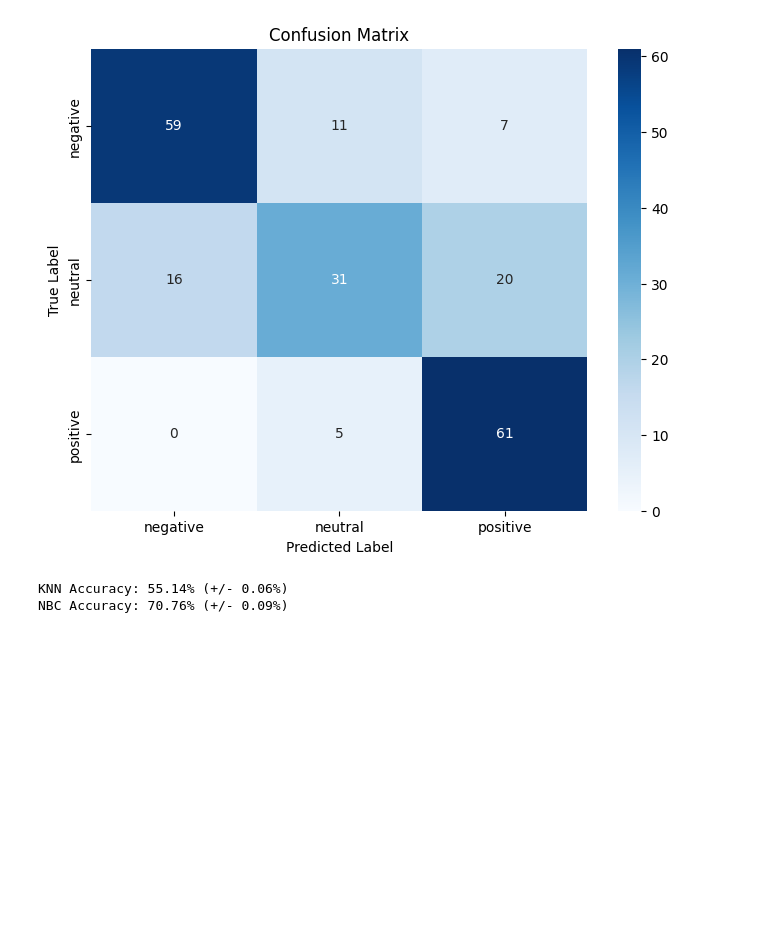
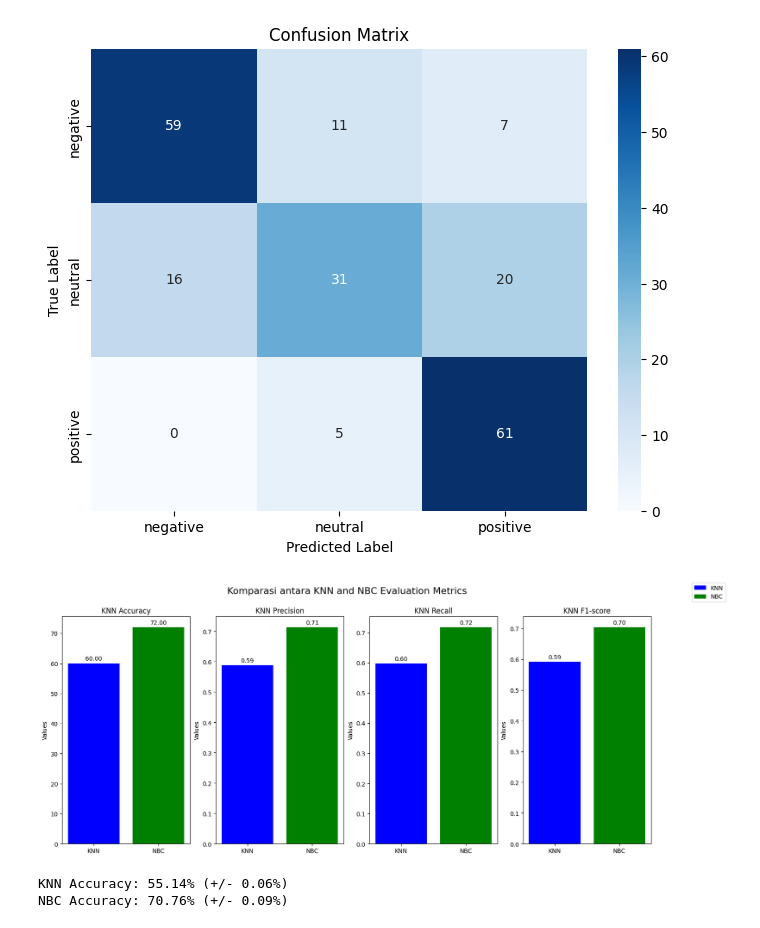
Before and after one commit to VarhanKusuma/Perbandingan_K-NN_dan_NBC_Pada_Sentimen_Ulasan_Aplikasi_Intermittent_Fasting, a Jupyter notebook: SKRIPSI.ipynb, the cells around one changed output. Cells and saved outputs as stored; diff of their text form; code cells hidden in the pictures; blank space fills up the shorter version.

```diff
--- a/SKRIPSI.ipynb
+++ b/SKRIPSI.ipynb
@@ -411,34 +414,34 @@ tfidf_classifier = MultinomialNB()
 tfidf_classifier.fit(X_tfidf_train, y_train)
 
 # Lakukan prediksi menggunakan data uji untuk TF-IDF Vectorizer
-y_tfidf_pred = tfidf_classifier.predict(X_tfidf_test)
+y_tfidf_nbc = tfidf_classifier.predict(X_tfidf_test)
 
 # Menghitung matriks (confusion matrix)
-cm = confusion_matrix(y_test, y_tfidf_pred)
+cm = confusion_matrix(y_test, y_tfidf_nbc)
 # %%
 # @title Model Evaluation Metrics Naive Bayes Multinomial (NBC)
 
 # Menghitung akurasi model
-accuracy = accuracy_score(y_test, y_tfidf_pred)
+accuracy = accuracy_score(y_test, y_tfidf_nbc)
 # Konversi ke persentase
-rounded_accuracy = round(accuracy * 100)
+rounded_accuracy_nbc = round(accuracy * 100)
 # Menghitung presisi model dengan menangani zero division
-precision = precision_score(y_test, y_tfidf_pred, average='macro', zero_division=0)
+precision_nbc = precision_score(y_test, y_tfidf_nbc, average='macro', zero_division=0)
 # Menghitung recall model dengan menangani zero division
-recall = recall_score(y_test, y_tfidf_pred, average='macro', zero_division=0)
+recall_nbc = recall_score(y_test, y_tfidf_nbc, average='macro', zero_division=0)
 # Menghitung F1-score model
-f1 = f1_score(y_test, y_tfidf_pred, average='macro')
+f1_nbc = f1_score(y_test, y_tfidf_nbc, average='macro')
 
 # Evaluasi model untuk TF-IDF Vectorizer
 print("\nEvaluation for TF-IDF Vectorizer:")
-print(classification_report(y_test, y_tfidf_pred))
+print(classification_report(y_test, y_tfidf_nbc))
 
 # Menampilkan persentase akurasi
-print(f"Accuracy: {rounded_accuracy}%")
+print(f"Accuracy: {rounded_accuracy_nbc}%")
 
 # Visualisasi akurasi, presisi, recall, dan f1-score
 metrics = ["Accuracy", "Precision", "Recall", "F1-score"]
-values = [rounded_accuracy, precision, recall, f1]
+values = [rounded_accuracy_nbc, precision_nbc, recall_nbc, f1_nbc]
 
 plt.figure(figsize=(10, 5))
 sns.barplot(x=metrics, y=values, color="skyblue")
@@ -484,6 +487,51 @@ plt.show()
 # %% [output]
 Accuracy (Confusion Matrix): 71.90%
 [figure]
+# %%
+# @title Komparasi antara KNN and NBC Evaluation Metrics
+# Metrik dan nilai untuk KNN
+knn_metrics = ["KNN Accuracy", "KNN Precision", "KNN Recall", "KNN F1-score"]
+knn_values = [rounded_accuracy_knn, precision_knn, recall_knn, f1_knn]
+
+# Metrik dan nilai untuk NBC
+nbc_metrics = ["NBC Accuracy", "NBC Precision", "NBC Recall", "NBC F1-score"]
+nbc_values = [rounded_accuracy_nbc, precision_nbc, recall_nbc, f1_nbc]
+
+# Jumlah subplot yang akan dibuat
+num_metrics = len(knn_metrics)
+
+# Plotting
+fig, axs = plt.subplots(1, num_metrics, figsize=(18, 7))  # Buat subplot
+
+# Loop melalui setiap metrik untuk membuat subplot
+for i in range(num_metrics):
+    # Plot untuk KNN
+    axs[i].bar('KNN', knn_values[i], color='blue', label='KNN')
+    # Plot untuk NBC
+    axs[i].bar('NBC', nbc_values[i], color='green', label='NBC')
+
+    # Atur judul subplot
+    axs[i].set_title(knn_metrics[i])
+
+    # Atur label di sumbu y
+    axs[i].set_ylabel('Values')
+
+    # Tambahkan nilai numerik di atas setiap bar
+    for bar in axs[i].patches:
+        axs[i].annotate(format(bar.get_height(), '.2f'),
+                        (bar.get_x() + bar.get_width() / 2,
+                         bar.get_height()), ha='center', va='center',
+                        size=10, xytext=(0, 8),
+                        textcoords='offset points')
+
+# Tampilkan legenda
+fig.legend(['KNN', 'NBC'], loc='upper right')
+
+# Tampilkan plot
+plt.suptitle('Komparasi antara KNN and NBC Evaluation Metrics', fontsize=16)
+plt.show()
+# %% [output]
+[figure, added]
 # %%
 # @title Model K-Fold Cross Validation 10-Fold K-NN & NBC
 
```
Also changed, not shown: parts of 10 cells of this notebook.
